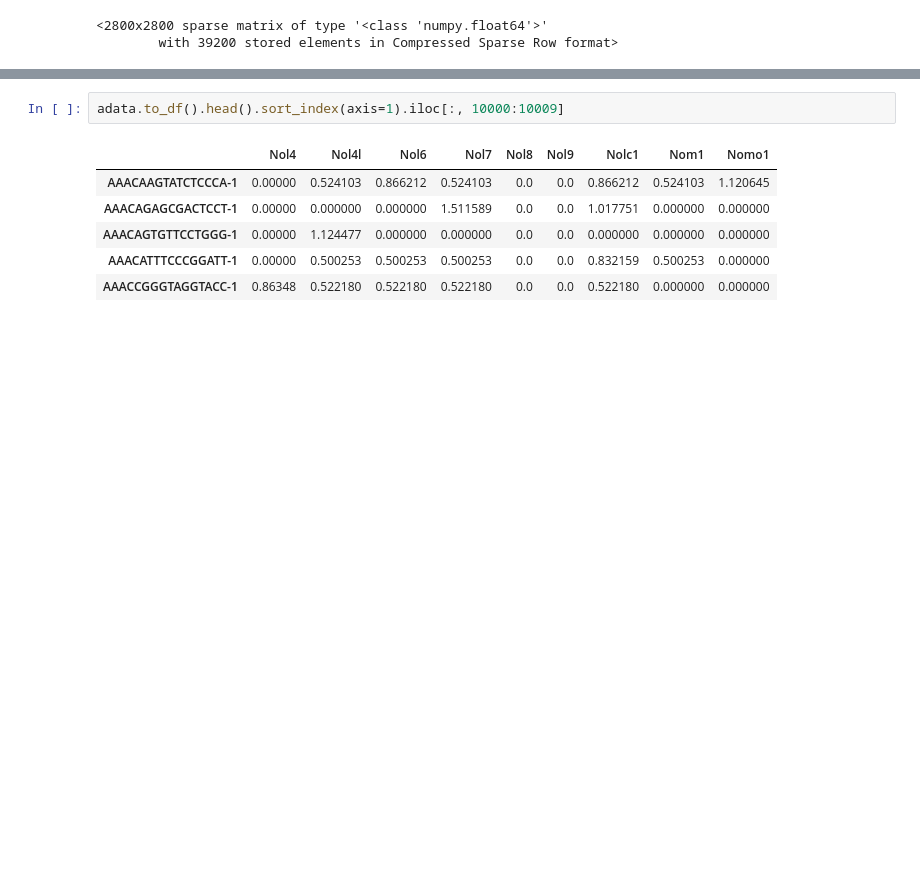
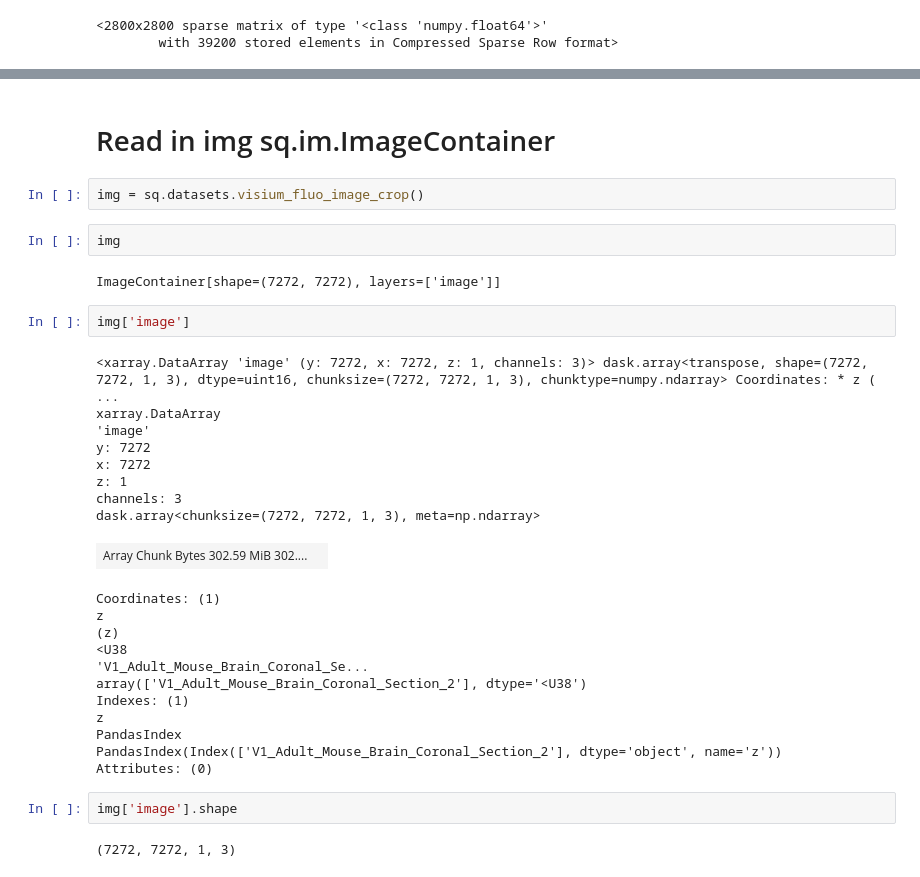
Before and after one commit to idf-io/SpatialPipe, a Jupyter notebook: tutorials/squidpy_framework_exploration_VISIUM.ipynb, the cells around one changed output, grey strips where cells are left out. Saved outputs shown, nothing was run; the diff lists cells and outputs as text; blank space fills up the shorter version.

Commit message:
Further squidpy object framework exploration

```diff
--- a/tutorials/squidpy_framework_exploration_VISIUM.ipynb
+++ b/tutorials/squidpy_framework_exploration_VISIUM.ipynb
@@ -257,9 +242,35 @@ adata.to_df()
-# %%
-adata.to_df().head().sort_index(axis=1).iloc[:, 10000:10009]
-# %% [output]
-|  | Nol4 | Nol4l | Nol6 | Nol7 | Nol8 | Nol9 | Nolc1 | Nom1 | Nomo1 |
-| AAACAAGTATCTCCCA-1 | 0.00000 | 0.524103 | 0.866212 | 0.524103 | 0.0 | 0.0 | 0.866212 | 0.524103 | 1.120645 |
-| AAACAGAGCGACTCCT-1 | 0.00000 | 0.000000 | 0.000000 | 1.511589 | 0.0 | 0.0 | 1.017751 | 0.000000 | 0.000000 |
-| AAACAGTGTTCCTGGG-1 | 0.00000 | 1.124477 | 0.000000 | 0.000000 | 0.0 | 0.0 | 0.000000 | 0.000000 | 0.000000 |
-| AAACATTTCCCGGATT-1 | 0.00000 | 0.500253 | 0.500253 | 0.500253 | 0.0 | 0.0 | 0.832159 | 0.500253 | 0.000000 |
-| AAACCGGGTAGGTACC-1 | 0.86348 | 0.522180 | 0.522180 | 0.522180 | 0.0 | 0.0 | 0.522180 | 0.000000 | 0.000000 |
+# %% [markdown]
+# Read in img sq.im.ImageContainer
+# %%
+img = sq.datasets.visium_fluo_image_crop()
+# %%
+img
+# %% [output]
+ImageContainer[shape=(7272, 7272), layers=['image']]
+# %%
+img['image']
+# %% [output]
+<xarray.DataArray 'image' (y: 7272, x: 7272, z: 1, channels: 3)> dask.array<transpose, shape=(7272, 7272, 1, 3), dtype=uint16, chunksize=(7272, 7272, 1, 3), chunktype=numpy.ndarray> Coordinates: * z ( ...
+xarray.DataArray
+'image'
+y: 7272
+x: 7272
+z: 1
+channels: 3
+dask.array<chunksize=(7272, 7272, 1, 3), meta=np.ndarray>
+| Array Chunk Bytes 302.59 MiB 302.... |  |
+Coordinates: (1)
+z
+(z)
+<U38
+'V1_Adult_Mouse_Brain_Coronal_Se...
+array(['V1_Adult_Mouse_Brain_Coronal_Section_2'], dtype='<U38')
+Indexes: (1)
+z
+PandasIndex
+PandasIndex(Index(['V1_Adult_Mouse_Brain_Coronal_Section_2'], dtype='object', name='z'))
+Attributes: (0)
+# %%
+img['image'].shape
+# %% [output]
+(7272, 7272, 1, 3)
```
Also changed, not shown: parts of 35 cells of this notebook.
